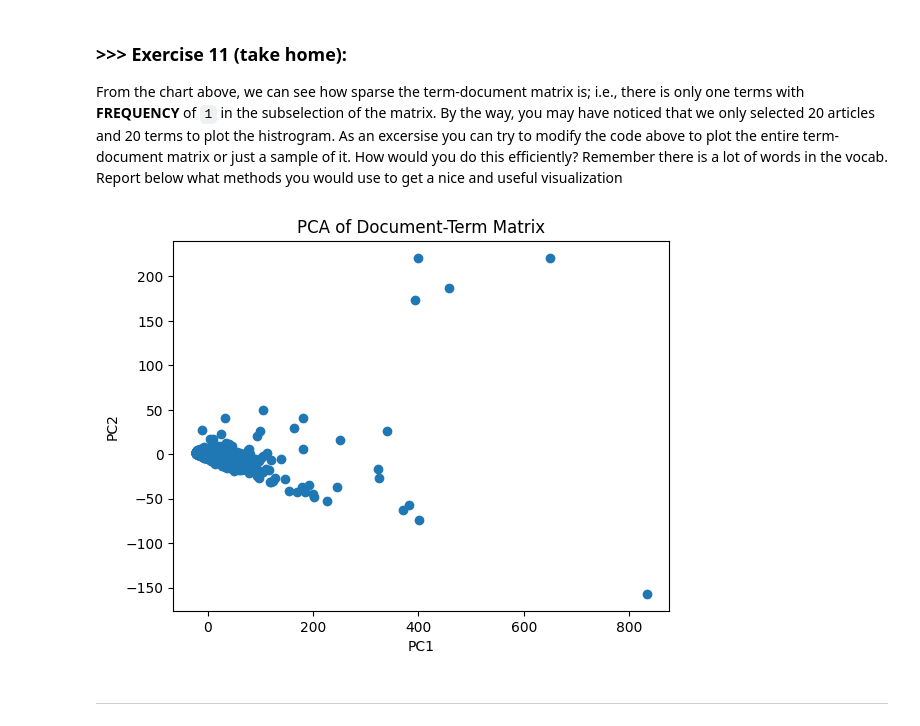
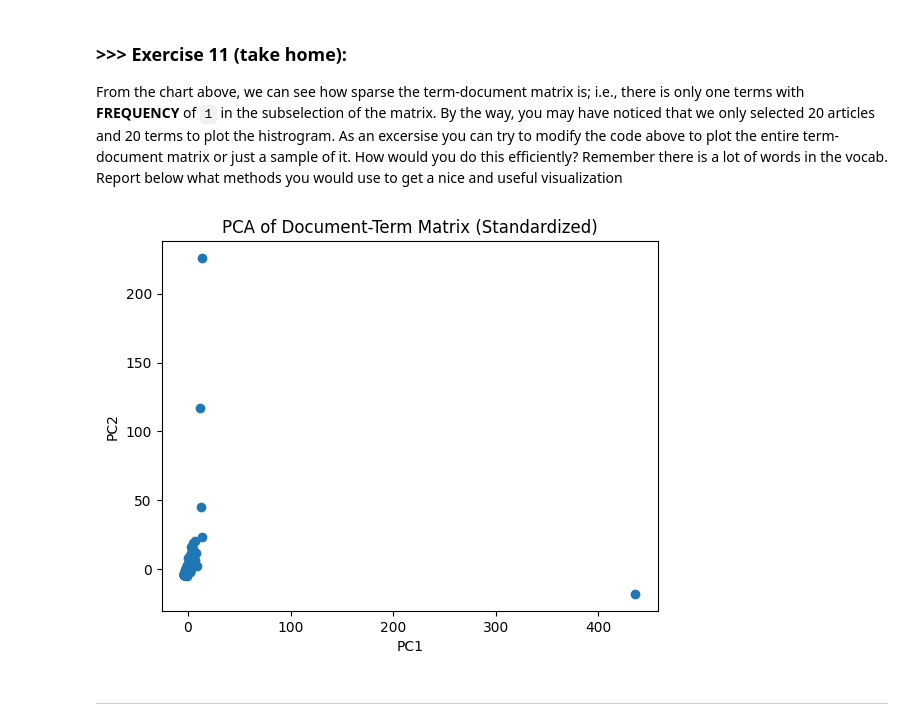
Before and after one commit to Ayukevin/DM2025-Lab1-Exercise, a Jupyter notebook: DM2025-Lab1-Master.ipynb, the cells around one changed output. Cells and saved outputs as stored; diff of their text form; code cells hidden in the pictures.

```diff
--- a/DM2025-Lab1-Master.ipynb
+++ b/DM2025-Lab1-Master.ipynb
@@ -1157,18 +1157,27 @@ From the chart above, we can see how sparse the term-document matrix is; i.e., t
 # %%
 # Answer here
 # use PCA to reduce the dimensionality of the document-term matrix to 2D
 # and present by scatter plot
 from sklearn.decomposition import PCA
-X_dense = X_counts.toarray()
-pca = PCA(n_components=2)
-pca_result = pca.fit_transform(X_dense)
+from sklearn.preprocessing import StandardScaler
+X_dense = X_counts[:300].toarray()
+
+# 建立 StandardScaler 物件並進行標準化
+scaler = StandardScaler()
+X_scaled = scaler.fit_transform(X_dense)
+
+# 接著，將標準化後的資料 X_scaled 傳入 PCA
+pca = PCA(n_components=6)
+pca_result = pca.fit_transform(X_scaled)
+
+# 最後，重新繪製圖表
 plt.scatter(pca_result[:, 0], pca_result[:, 1])
-plt.title('PCA of Document-Term Matrix')
+plt.title('PCA of Document-Term Matrix (Standardized)')
 plt.xlabel('PC1')
 plt.ylabel('PC2')
 plt.show()
 # %% [output]
-[figure, old version]
+[figure, new version]
 # %% [markdown]
 ---
 # %% [markdown]
```
Also changed, not shown: parts of 6 cells of this notebook.
